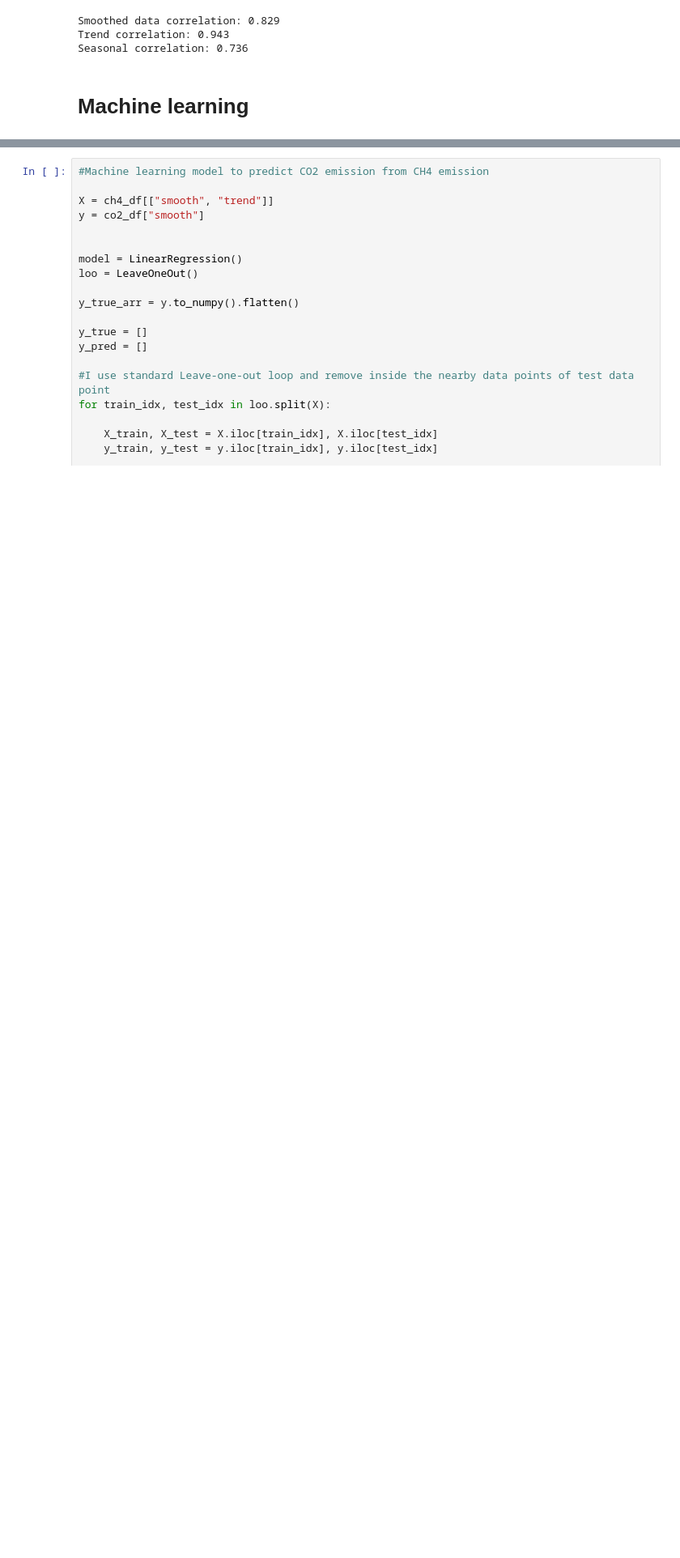
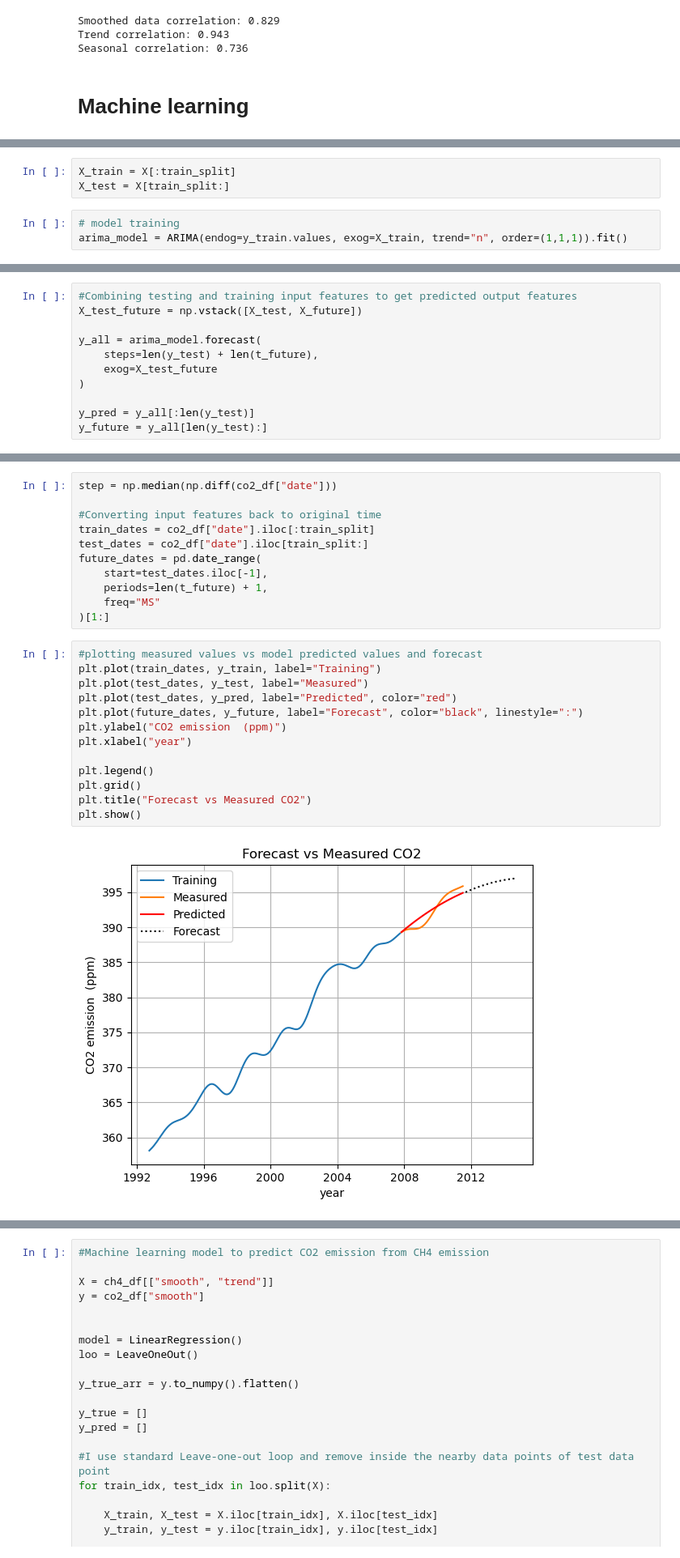
Before and after one commit to teemu01/my-projects, a Jupyter notebook: GreenhouseGasAnalysis.ipynb, the cells around one changed output, grey strips where cells are left out. Shown at 81% size. Drawn from its saved outputs; the diff is of its cells as text; blank space fills up the shorter version.

Commit message:
Added ARIMA model for emission forecasting

```diff
--- a/GreenhouseGasAnalysis.ipynb
+++ b/GreenhouseGasAnalysis.ipynb
@@ -166,0 +193,6 @@ Seasonal correlation: 0.736
+# %%
+X_train = X[:train_split]
+X_test = X[train_split:]
+# %%
+# model training
+arima_model = ARIMA(endog=y_train.values, exog=X_train, trend="n", order=(1,1,1)).fit()
@@ -166,0 +219,11 @@ Seasonal correlation: 0.736
+# %%
+#Combining testing and training input features to get predicted output features
+X_test_future = np.vstack([X_test, X_future])
+
+y_all = arima_model.forecast(
+    steps=len(y_test) + len(t_future),
+    exog=X_test_future
+)
+
+y_pred = y_all[:len(y_test)]
+y_future = y_all[len(y_test):]
@@ -166,0 +242,26 @@ Seasonal correlation: 0.736
+# %%
+step = np.median(np.diff(co2_df["date"]))
+
+#Converting input features back to original time
+train_dates = co2_df["date"].iloc[:train_split]
+test_dates = co2_df["date"].iloc[train_split:]
+future_dates = pd.date_range(
+    start=test_dates.iloc[-1],
+    periods=len(t_future) + 1,
+    freq="MS"
+)[1:]
+# %%
+#plotting measured values vs model predicted values and forecast
+plt.plot(train_dates, y_train, label="Training")
+plt.plot(test_dates, y_test, label="Measured")
+plt.plot(test_dates, y_pred, label="Predicted", color="red")
+plt.plot(future_dates, y_future, label="Forecast", color="black", linestyle=":")
+plt.ylabel("CO2 emission  (ppm)")
+plt.xlabel("year")
+
+plt.legend()
+plt.grid()
+plt.title("Forecast vs Measured CO2")
+plt.show()
+# %% [output]
+[figure, added]
```
Also changed, not shown: parts of 9 cells of this notebook.
